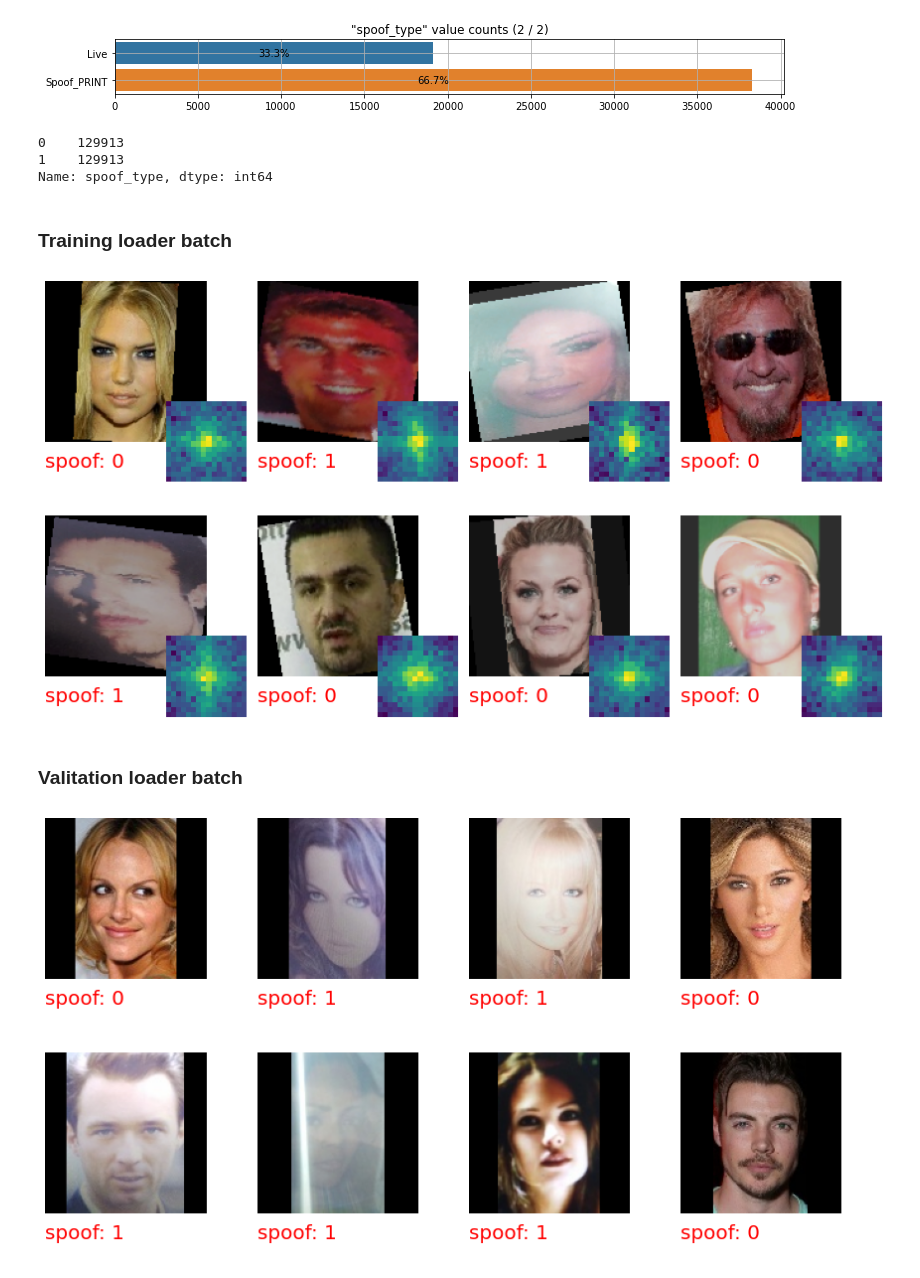
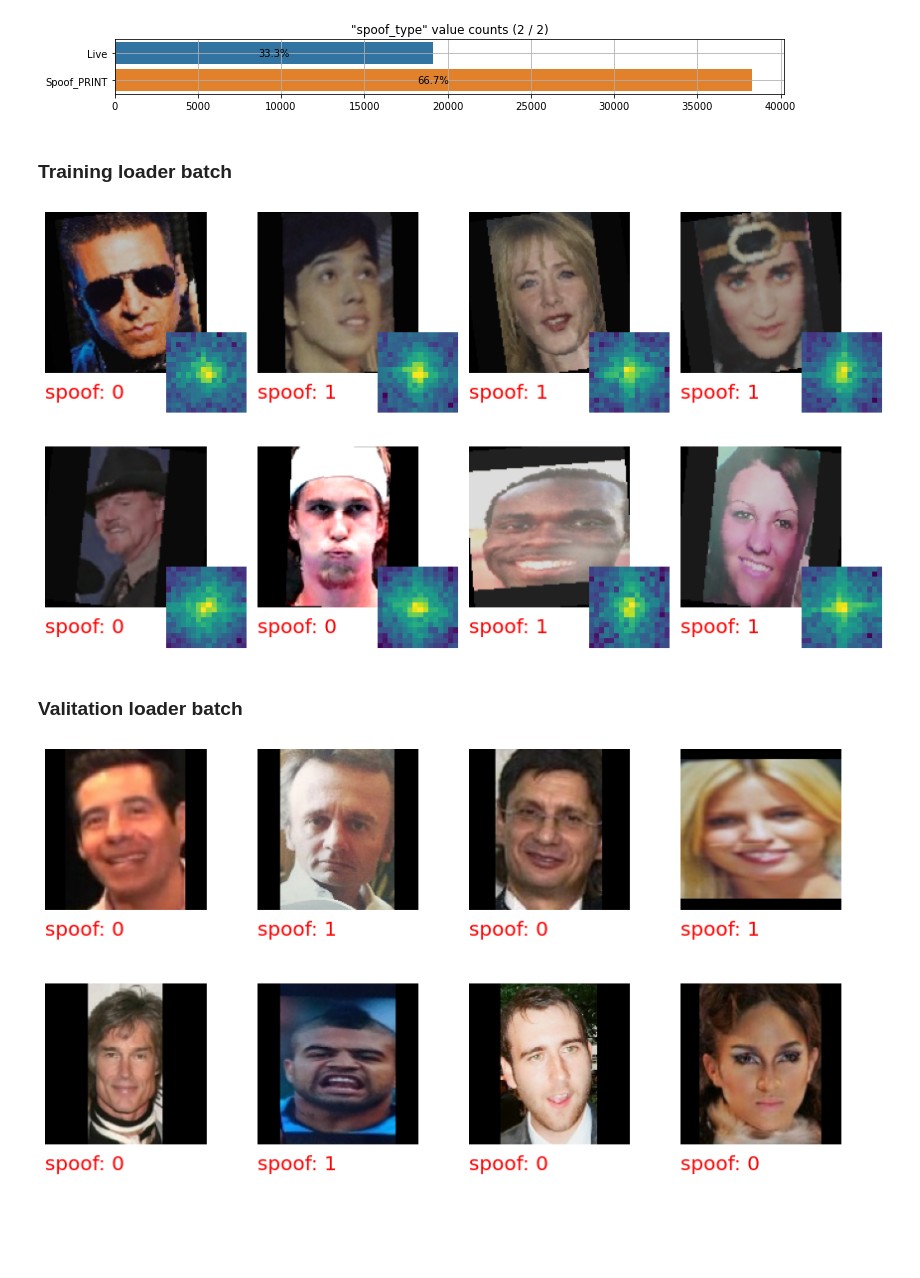
Before and after one commit to hairymax/Face-AntiSpoofing, a Jupyter notebook: analysis.ipynb, the cells around one changed output. Cells and saved outputs as stored; diff of their text form; code cells hidden in the pictures; blank space fills up the shorter version.

```diff
--- a/analysis.ipynb
+++ b/analysis.ipynb
@@ -48,7 +48,10 @@ del train_label, test_label
 # %% [markdown]
 ## Сlass balance
 # %%
-cnf = config.get_train_config()
+from config import TrainConfig
+
+
+cnf = TrainConfig()
 
 train_labels = pd.read_csv(cnf.labels_path)
 
@@ -130,6 +133,7 @@ plot_value_counts(valid_spoofs ,sort_index=True, show_percents=True)
 [figure]
 # %%
 import torchvision.transforms as T
+from src.config import TrainConfig
 
 def plot_iter_images(iter, size, rows):
     if len(iter) > 2:
@@ -138,41 +142,37 @@ def plot_iter_images(iter, size, rows):
     else:
         display(Markdown('### Valitation loader batch'))
         sample, target = iter
         ft_sample = None
     target = target.numpy()
-    fig = plt.figure(figsize=(12,4*rows))
+    fig = plt.figure(figsize=(12, 4*rows))
     for i in range(cnf.batch_size):
         ax = fig.add_subplot(rows, 4, i+1)
         ax.axis('off')
 
         plt.imshow(T.ToPILImage()(sample[i]), extent=(0,size,0,size))
         plt.text(0, -20, 'spoof: {}'.format(target[i]),
                  fontsize = 20, color='red')
         if ft_sample is not None:
             plt.imshow(T.ToPILImage()(ft_sample[i]),
                        extent=(3*size/4,5*size/4,-size/4,size/4))
         plt.xlim(0, 5*size/4)
         plt.ylim(-size/4, size)
         plt.yticks([])
         plt.xticks([])
         plt.tight_layout()
     plt.show()
 
-cnf = config.get_train_config(
-    spoof_categories='binary', class_balancing='down')
+cnf = TrainConfig(spoof_categories='binary')
 cnf.batch_size = 8
-train_loader, valid_loader = get_train_valid(cnf)
+train_loader, valid_loader = get_train_valid_loader(cnf)
 
 plot_iter_images(iter(train_loader).next(),
                  cnf.input_size, cnf.batch_size // 4)
 plot_iter_images(iter(valid_loader).next(),
                  cnf.input_size, cnf.batch_size // 4)
 # %% [output]
-0    129913
-1    129913
-Name: spoof_type, dtype: int64
 ### Training loader batch
-[figure, old version]
+[figure, new version]
 ### Valitation loader batch
-[figure, old version]
+[figure, new version]
 # %%
```
Also changed, not shown: parts of 8 cells of this notebook, 12 other files.
